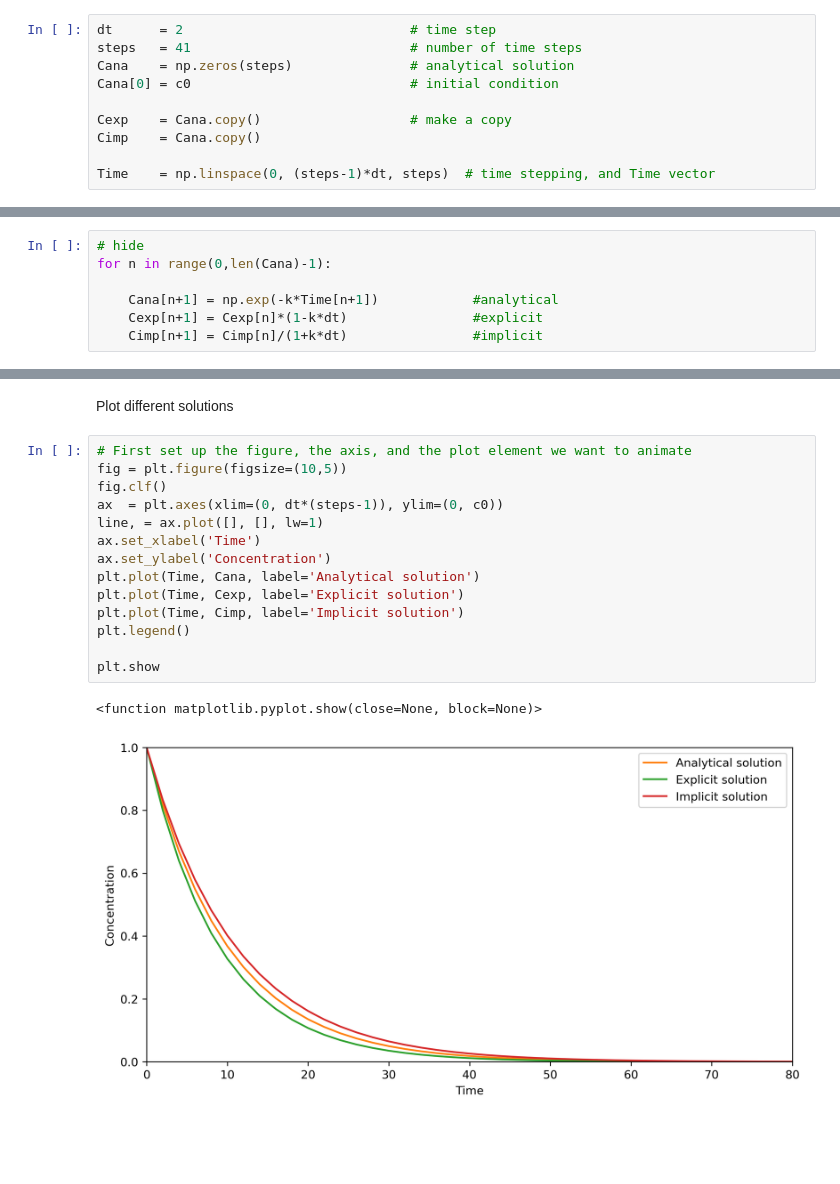
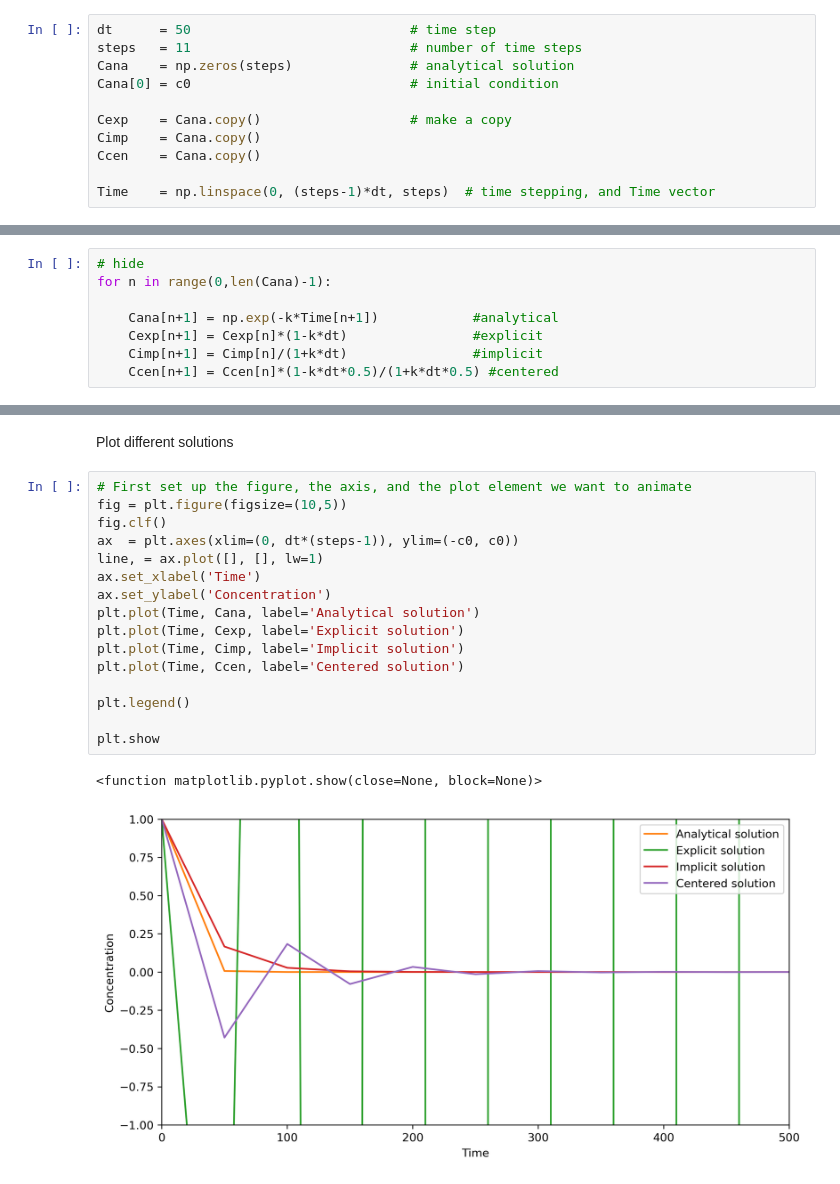
Before and after one commit to lruepke/FEM_lecture, a Jupyter notebook: sphinx/source/lecture1/jupyter/radio_decay.ipynb, the cells around one changed output, grey strips where cells are left out. Drawn from its saved outputs; the diff is of its cells as text; blank space fills up the shorter version.

```diff
--- a/sphinx/source/lecture1/jupyter/radio_decay.ipynb
+++ b/sphinx/source/lecture1/jupyter/radio_decay.ipynb
@@ -16,13 +16,14 @@ k       = 0.1    # decay constant
 # %% [markdown]
 Setup numerics
 # %%
-dt      = 2                             # time step
-steps   = 41                            # number of time steps
+dt      = 50                            # time step
+steps   = 11                            # number of time steps
 Cana    = np.zeros(steps)               # analytical solution
 Cana[0] = c0                            # initial condition
 
 Cexp    = Cana.copy()                   # make a copy
 Cimp    = Cana.copy()
+Ccen    = Cana.copy()
 
 Time    = np.linspace(0, (steps-1)*dt, steps)  # time stepping, and Time vector
 # %% [markdown]
@@ -34,6 +35,7 @@ for n in range(0,len(Cana)-1):
     Cana[n+1] = np.exp(-k*Time[n+1])            #analytical
     Cexp[n+1] = Cexp[n]*(1-k*dt)                #explicit
     Cimp[n+1] = Cimp[n]/(1+k*dt)                #implicit
+    Ccen[n+1] = Ccen[n]*(1-k*dt*0.5)/(1+k*dt*0.5) #centered
 # %%
 # write update rules for the explicit and implicit cases!
 # Bonus: write an update rule that uses the concentration at the middle of the time step
@@ -47,17 +49,19 @@ Plot different solutions
 # %%
 # First set up the figure, the axis, and the plot element we want to animate
 fig = plt.figure(figsize=(10,5))
 fig.clf()
-ax  = plt.axes(xlim=(0, dt*(steps-1)), ylim=(0, c0))
+ax  = plt.axes(xlim=(0, dt*(steps-1)), ylim=(-c0, c0))
 line, = ax.plot([], [], lw=1)
 ax.set_xlabel('Time')
 ax.set_ylabel('Concentration')
 plt.plot(Time, Cana, label='Analytical solution')
 plt.plot(Time, Cexp, label='Explicit solution')
 plt.plot(Time, Cimp, label='Implicit solution')
+plt.plot(Time, Ccen, label='Centered solution')
+
 plt.legend()
 
 plt.show
 # %% [output]
 <function matplotlib.pyplot.show(close=None, block=None)>
-[figure, old version]
+[figure, new version]
```
Also changed, not shown: 3 other files.
